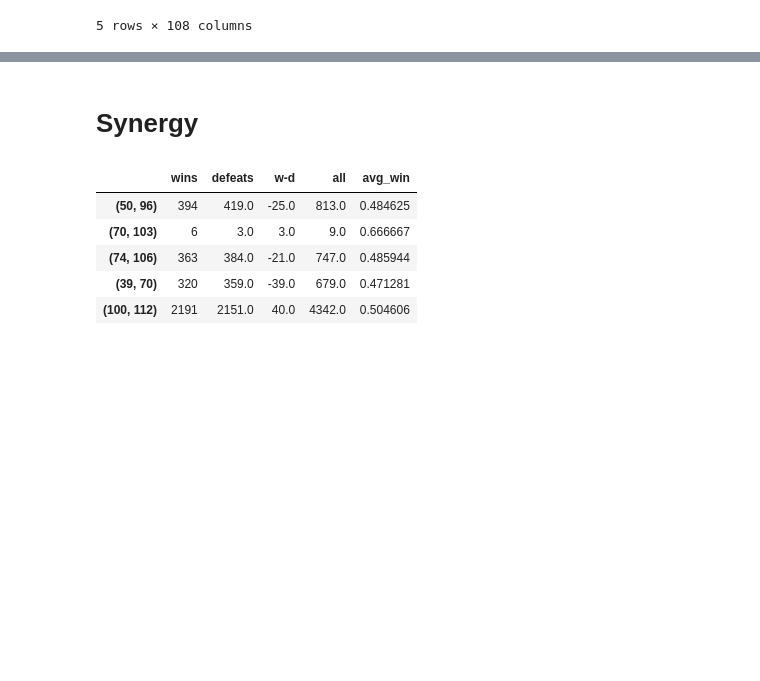
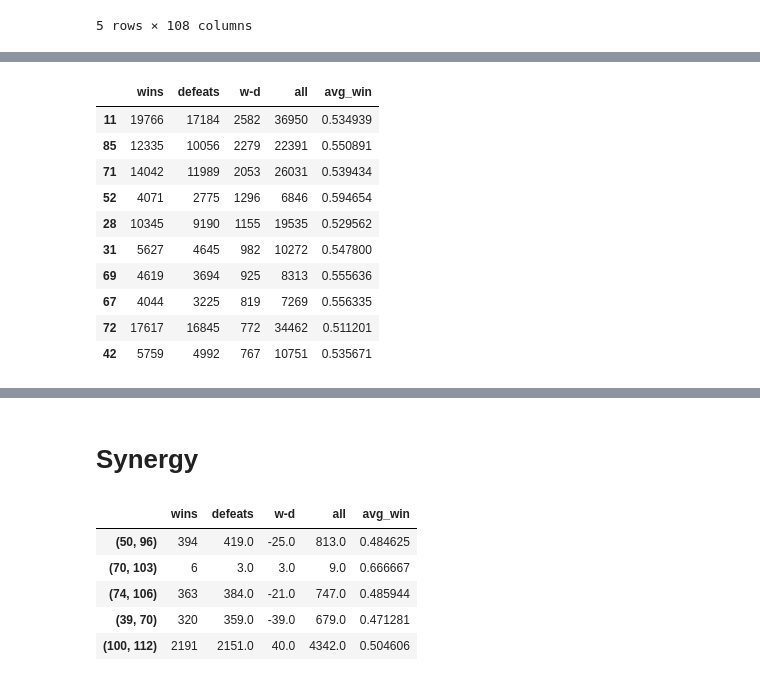
Before and after one commit to senior-sigan/coursera-vvedenie-mashinnoe-obuchenie, a Jupyter notebook: week7/heroes.ipynb, the cells around one changed output, grey strips where cells are left out. Cells and saved outputs as stored; diff of their text form; code cells hidden in the pictures; blank space fills up the shorter version.

```diff
--- a/week7/heroes.ipynb
+++ b/week7/heroes.ipynb
@@ -70 +59,15 @@ df.sort_values(['w-d'], ascending=False).head(10)
+# %%
+heroes.sort_values(['w-d'], ascending=False).head(10)
+# %% [output]
+|  | wins | defeats | w-d | all | avg_win |
+| 11 | 19766 | 17184 | 2582 | 36950 | 0.534939 |
+| 85 | 12335 | 10056 | 2279 | 22391 | 0.550891 |
+| 71 | 14042 | 11989 | 2053 | 26031 | 0.539434 |
+| 52 | 4071 | 2775 | 1296 | 6846 | 0.594654 |
+| 28 | 10345 | 9190 | 1155 | 19535 | 0.529562 |
+| 31 | 5627 | 4645 | 982 | 10272 | 0.547800 |
+| 69 | 4619 | 3694 | 925 | 8313 | 0.555636 |
+| 67 | 4044 | 3225 | 819 | 7269 | 0.556335 |
+| 72 | 17617 | 16845 | 772 | 34462 | 0.511201 |
+| 42 | 5759 | 4992 | 767 | 10751 | 0.535671 |
 # %%
```
Also changed, not shown: parts of 9 cells of this notebook, 7 other files.
